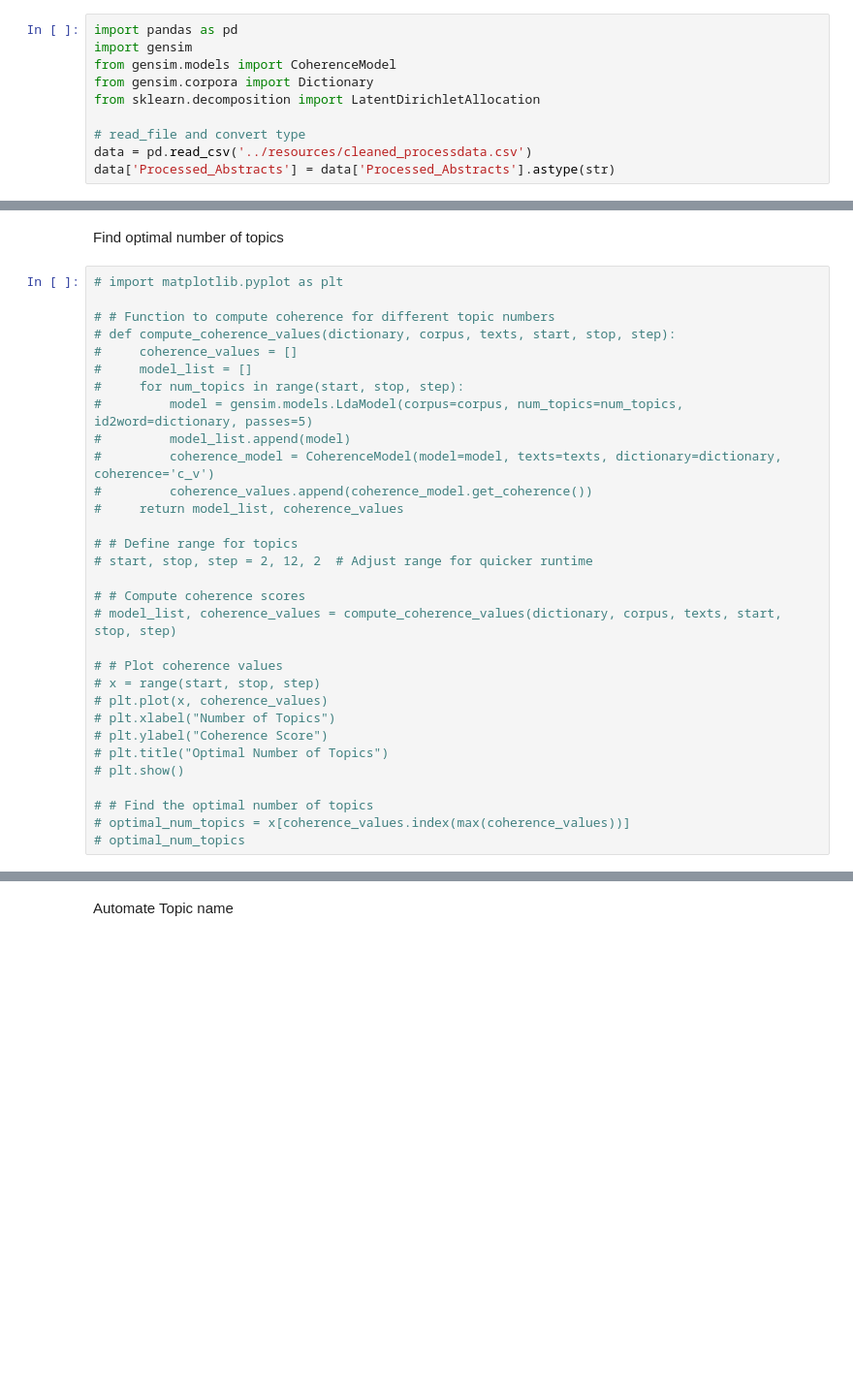
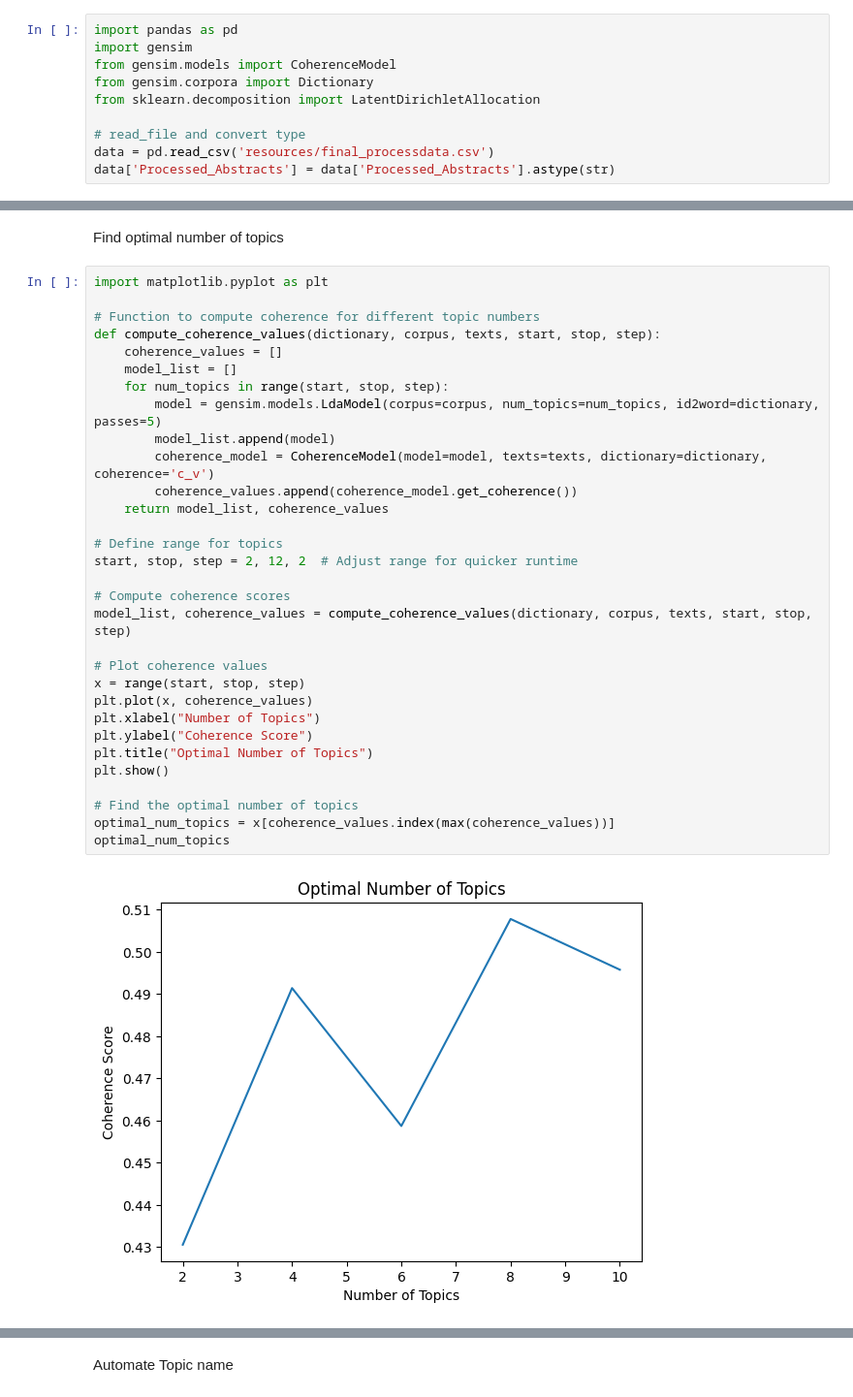
Before and after one commit to VizKey01/Datasci_project, a Jupyter notebook: src/LDA_final.ipynb, the cells around one changed output, grey strips where cells are left out. Shown: that part at 97% size. Cells and saved outputs as stored; diff of their text form; blank space fills up the shorter version.

Commit message:
update process data

```diff
--- a/src/LDA_final.ipynb
+++ b/src/LDA_final.ipynb
@@ -6,7 +6,7 @@ from gensim.corpora import Dictionary
 from sklearn.decomposition import LatentDirichletAllocation
 
 # read_file and convert type
-data = pd.read_csv('../resources/cleaned_processdata.csv')
+data = pd.read_csv('resources/final_processdata.csv')
 data['Processed_Abstracts'] = data['Processed_Abstracts'].astype(str)
 # %%
 # Prepare text data
@@ -16,33 +16,35 @@ corpus = [dictionary.doc2bow(text) for text in texts]
 # %% [markdown]
 Find optimal number of topics
 # %%
-# import matplotlib.pyplot as plt
+import matplotlib.pyplot as plt
 
-# # Function to compute coherence for different topic numbers
-# def compute_coherence_values(dictionary, corpus, texts, start, stop, step):
-#     coherence_values = []
-#     model_list = []
-#     for num_topics in range(start, stop, step):
-#         model = gensim.models.LdaModel(corpus=corpus, num_topics=num_topics, id2word=dictionary, passes=5)
-#         model_list.append(model)
-#         coherence_model = CoherenceModel(model=model, texts=texts, dictionary=dictionary, coherence='c_v')
-#         coherence_values.append(coherence_model.get_coherence())
-#     return model_list, coherence_values
+# Function to compute coherence for different topic numbers
+def compute_coherence_values(dictionary, corpus, texts, start, stop, step):
+    coherence_values = []
+    model_list = []
+    for num_topics in range(start, stop, step):
+        model = gensim.models.LdaModel(corpus=corpus, num_topics=num_topics, id2word=dictionary, passes=5)
+        model_list.append(model)
+        coherence_model = CoherenceModel(model=model, texts=texts, dictionary=dictionary, coherence='c_v')
+        coherence_values.append(coherence_model.get_coherence())
+    return model_list, coherence_values
 
-# # Define range for topics
-# start, stop, step = 2, 12, 2  # Adjust range for quicker runtime
+# Define range for topics
+start, stop, step = 2, 12, 2  # Adjust range for quicker runtime
 
-# # Compute coherence scores
-# model_list, coherence_values = compute_coherence_values(dictionary, corpus, texts, start, stop, step)
+# Compute coherence scores
+model_list, coherence_values = compute_coherence_values(dictionary, corpus, texts, start, stop, step)
 
-# # Plot coherence values
-# x = range(start, stop, step)
-# plt.plot(x, coherence_values)
-# plt.xlabel("Number of Topics")
-# plt.ylabel("Coherence Score")
-# plt.title("Optimal Number of Topics")
-# plt.show()
+# Plot coherence values
+x = range(start, stop, step)
+plt.plot(x, coherence_values)
+plt.xlabel("Number of Topics")
+plt.ylabel("Coherence Score")
+plt.title("Optimal Number of Topics")
+plt.show()
 
-# # Find the optimal number of topics
-# optimal_num_topics = x[coherence_values.index(max(coherence_values))]
-# optimal_num_topics
+# Find the optimal number of topics
+optimal_num_topics = x[coherence_values.index(max(coherence_values))]
+optimal_num_topics
+# %% [output]
+[figure, added]
```
Also changed, not shown: parts of 6 cells of this notebook, 3 other files.
